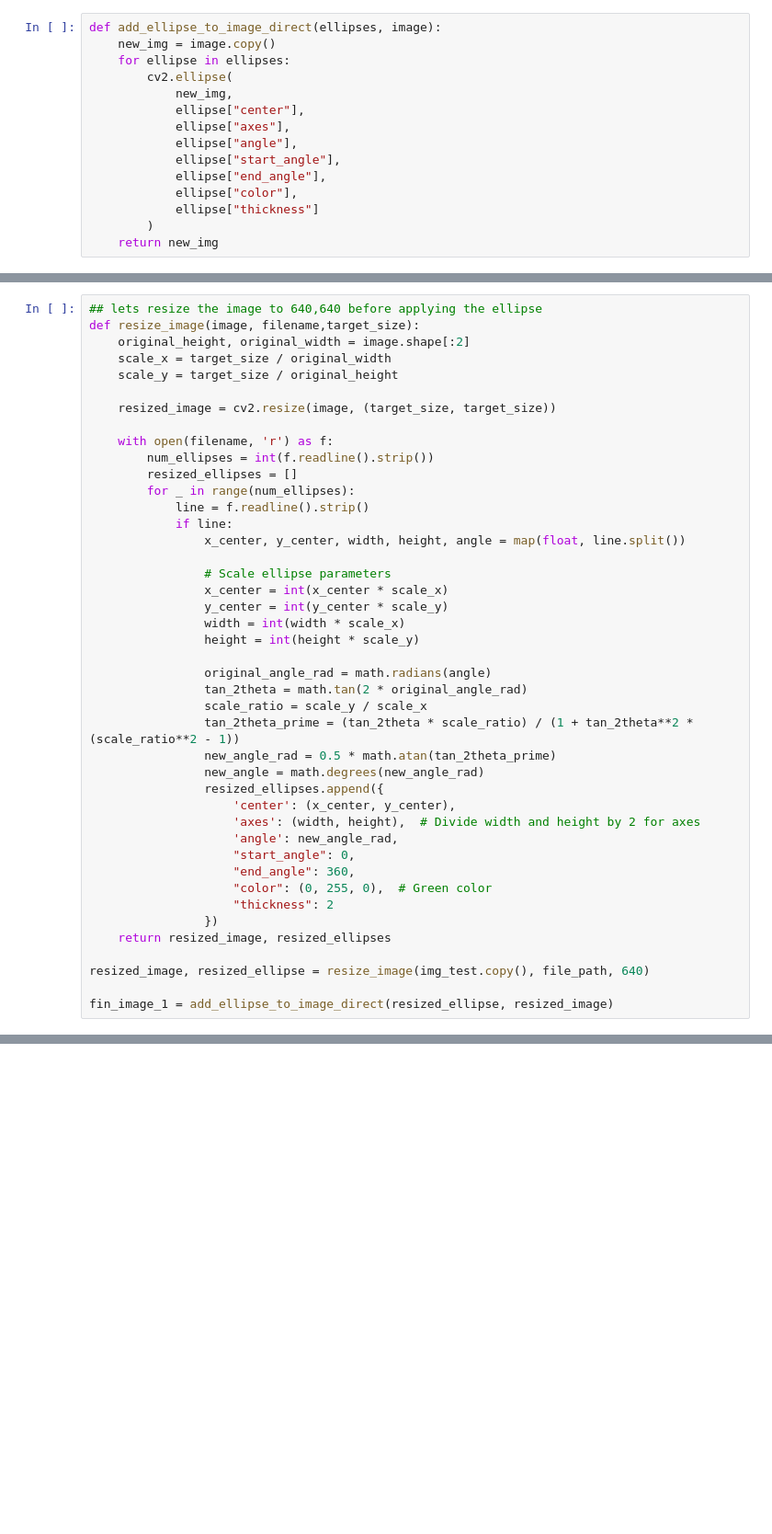
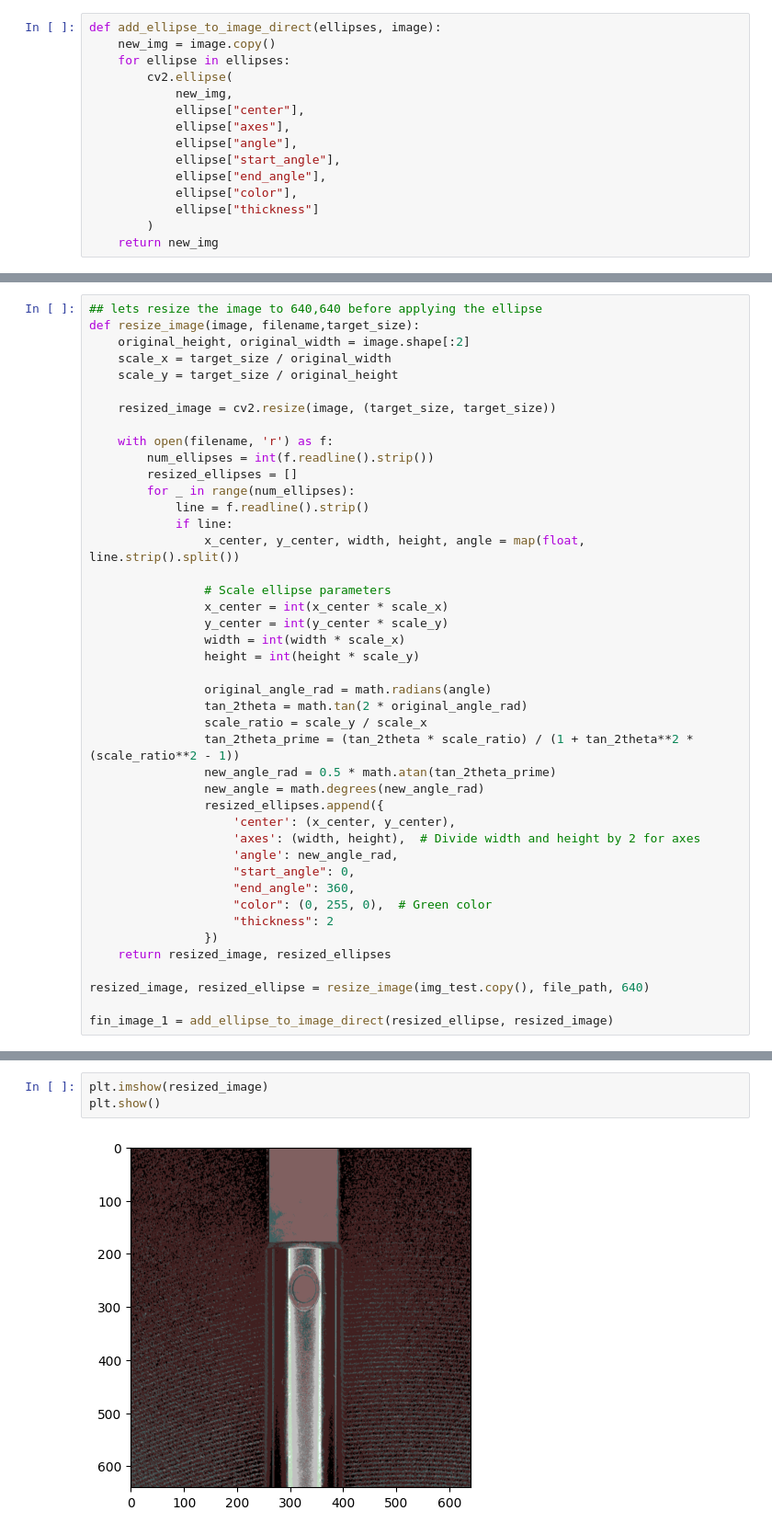
Before and after one commit to aditya0701/HIWI, a Jupyter notebook: test.ipynb, the cells around one changed output, grey strips where cells are left out. Shown: that part at 92% size. Saved outputs shown, nothing was run; the diff lists cells and outputs as text; blank space fills up the shorter version.

```diff
--- a/test.ipynb
+++ b/test.ipynb
@@ -95,7 +107,7 @@ def resize_image(image, filename,target_size):
         for _ in range(num_ellipses):
             line = f.readline().strip()
             if line:
-                x_center, y_center, width, height, angle = map(float, line.split())
+                x_center, y_center, width, height, angle = map(float, line.strip().split())
 
                 # Scale ellipse parameters
                 x_center = int(x_center * scale_x)
@@ -130,0 +143,5 @@ plt.show()
+# %%
+plt.imshow(resized_image)
+plt.show()
+# %% [output]
+[figure, added]
```
Also changed, not shown: parts of 7 cells of this notebook, 1 other file.
